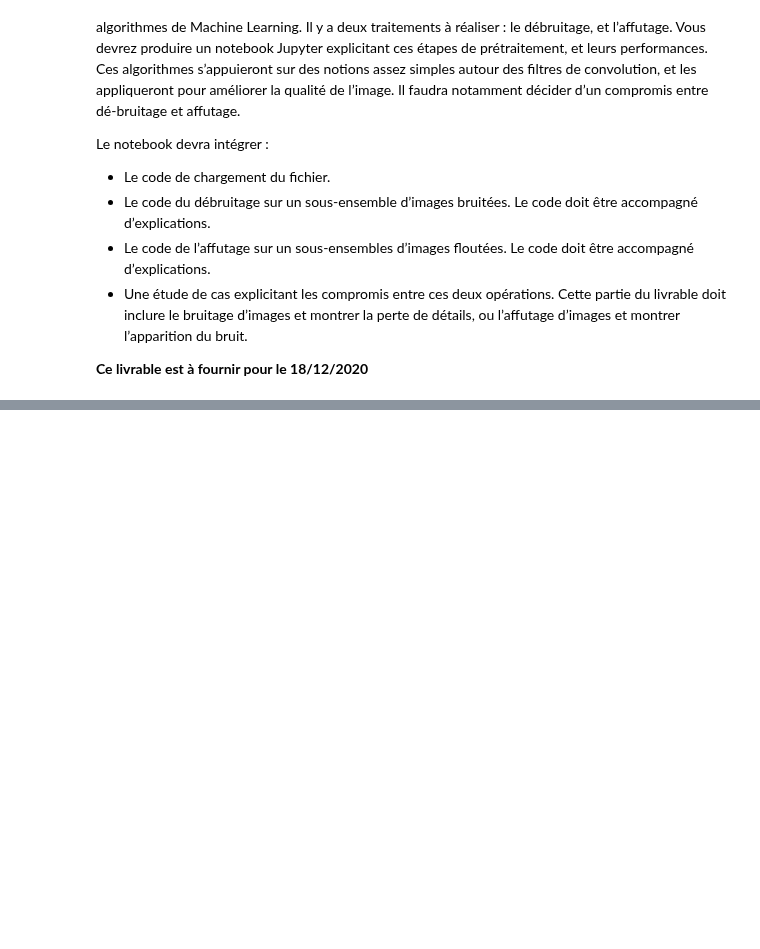
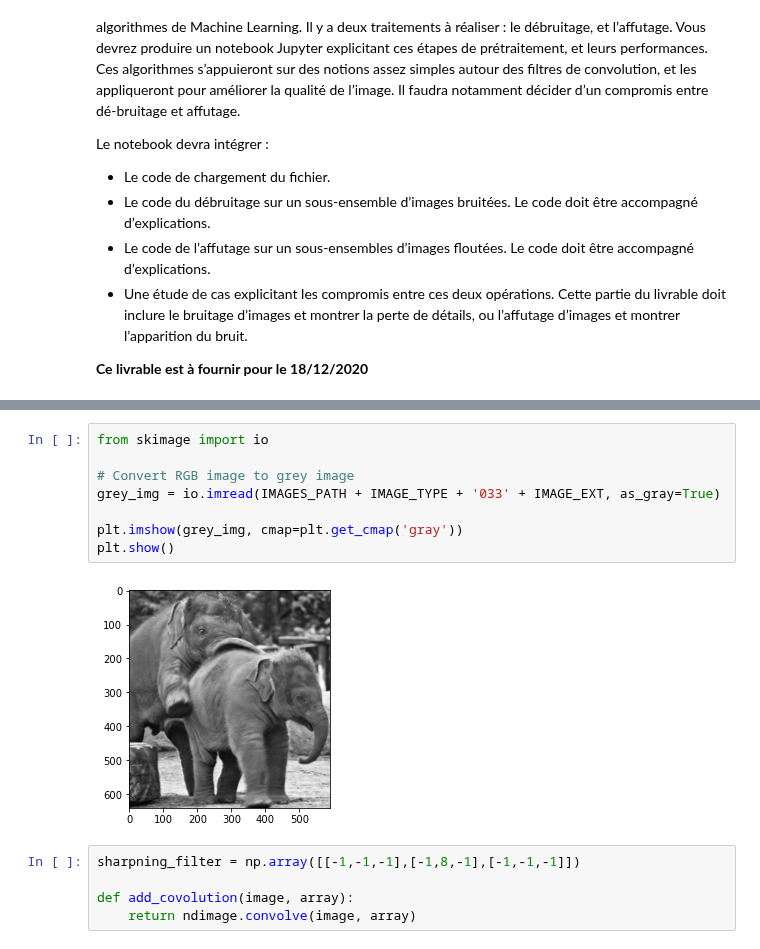
Before and after one commit to TheoVanengelandt/Image_processing_and_ML, a Jupyter notebook: Livrable projet data science.ipynb, the cells around one changed output, grey strips where cells are left out. Cells and saved outputs as stored; diff of their text form; blank space fills up the shorter version.

```diff
--- a/Livrable projet data science.ipynb
+++ b/Livrable projet data science.ipynb
@@ -18,0 +39,15 @@ Le notebook devra intégrer :
+# %%
+from skimage import io
+
+# Convert RGB image to grey image
+grey_img = io.imread(IMAGES_PATH + IMAGE_TYPE + '033' + IMAGE_EXT, as_gray=True)
+
+plt.imshow(grey_img, cmap=plt.get_cmap('gray'))
+plt.show()
+# %% [output]
+[figure, added]
+# %%
+sharpning_filter = np.array([[-1,-1,-1],[-1,8,-1],[-1,-1,-1]])
+
+def add_covolution(image, array):
+    return ndimage.convolve(image, array)
```
Also changed, not shown: parts of 2 cells of this notebook.
